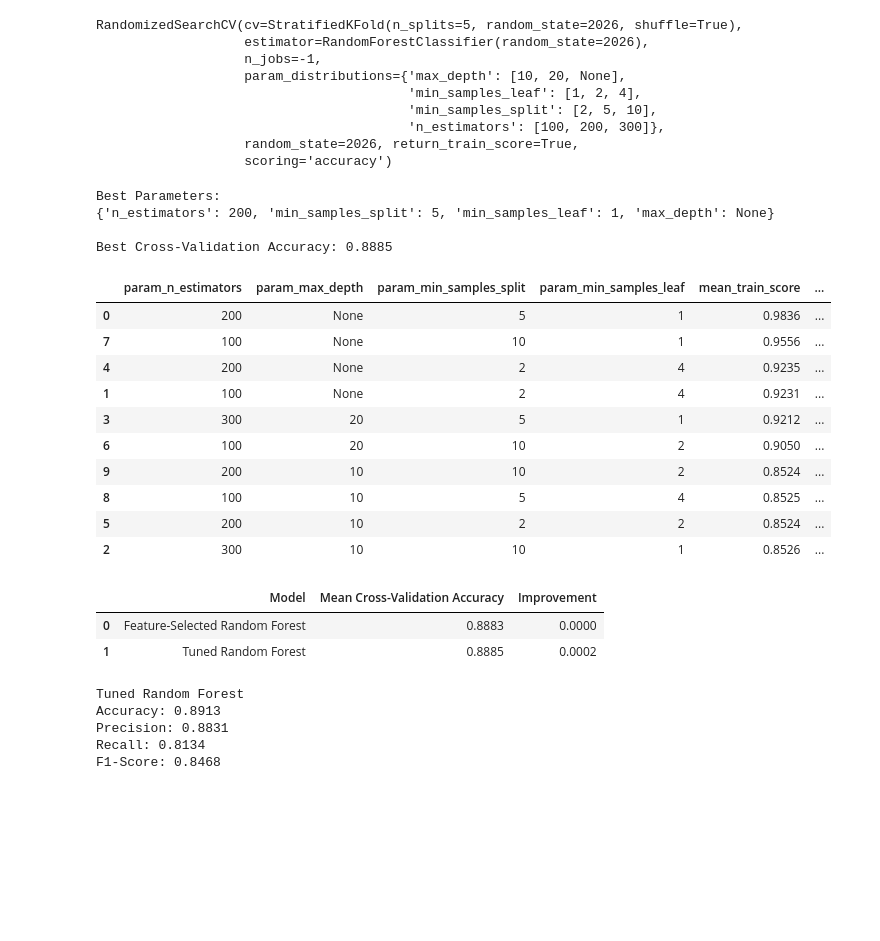
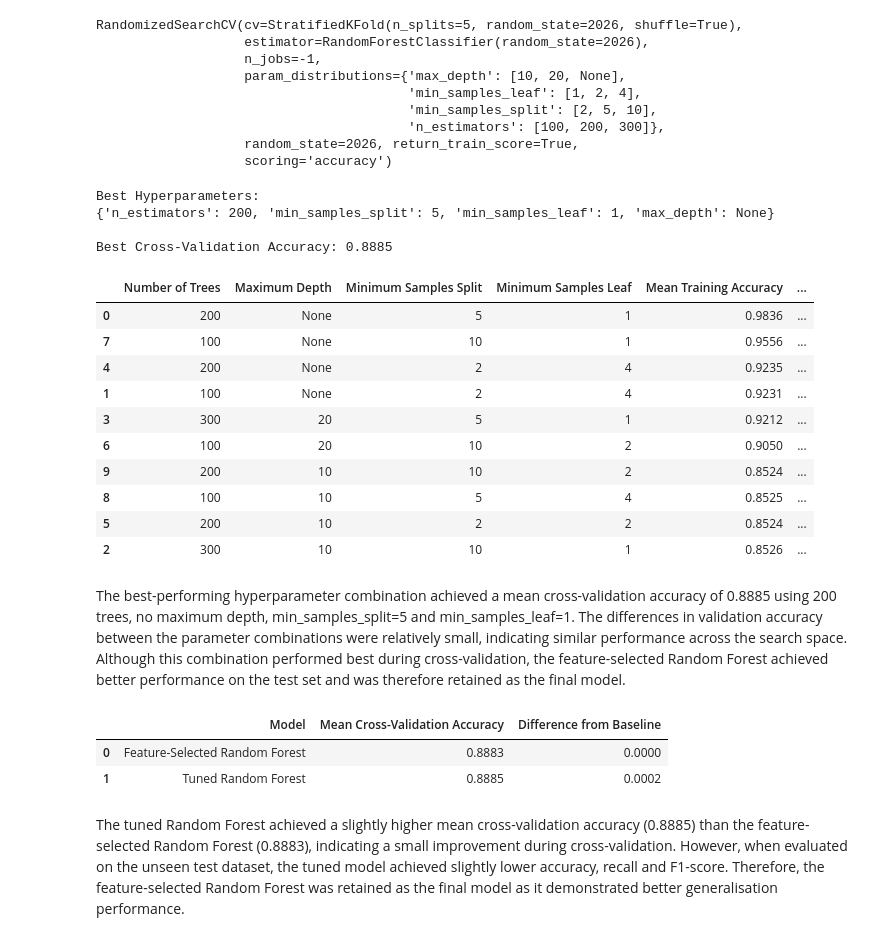
Before and after one commit to yixqinggg/mldp_hotel_booking_prediction, a Jupyter notebook: hotel_booking_cancellation_prediction.ipynb, the cells around one changed output. Drawn from its saved outputs; the diff is of its cells as text; code cells hidden in the pictures; blank space fills up the shorter version.

Commit message:
Select final Random Forest model after tuning comparison

```diff
--- a/hotel_booking_cancellation_prediction.ipynb
+++ b/hotel_booking_cancellation_prediction.ipynb
@@ -1235,44 +1241,58 @@ RandomizedSearchCV(cv=StratifiedKFold(n_splits=5, random_state=2026, shuffle=Tru
                    random_state=2026, return_train_score=True,
                    scoring='accuracy')
 # %%
-# display the best hyperparameters
-print("Best Parameters:")
+# display best hyperparameter combination
+print("Best Hyperparameters:")
 print(random_search.best_params_)
 
-# display the best cross-validation accuracy
+# display the best mean validation accuracy
 print(
     "\nBest Cross-Validation Accuracy:",
     round(random_search.best_score_, 4)
 )
 # %% [output]
-Best Parameters:
+Best Hyperparameters:
 {'n_estimators': 200, 'min_samples_split': 5, 'min_samples_leaf': 1, 'max_depth': None}
 
 Best Cross-Validation Accuracy: 0.8885
 # %%
-# store all tuning results in a DataFrame
+# convert all RandomizedSearchCV results into a dataframe
 tuning_results = pd.DataFrame(
     random_search.cv_results_
 )
 
-# select the relevant columns
+# columns that are useful for comparison
 tuning_log = tuning_results[[
     "param_n_estimators",
     "param_max_depth",
     "param_min_samples_split",
     "param_min_samples_leaf",
     "mean_train_score",
     "mean_test_score",
     "std_test_score",
     "rank_test_score"
-]].sort_values(
+]].copy()
+
+# arrange combinations from best to worst
+tuning_log = tuning_log.sort_values(
     by="rank_test_score"
 )
 
-# display the parameter combinations tested
+# rename logs
+tuning_log.columns = [
+    "Number of Trees",
+    "Maximum Depth",
+    "Minimum Samples Split",
+    "Minimum Samples Leaf",
+    "Mean Training Accuracy",
+    "Mean Validation Accuracy",
+    "Validation Standard Deviation",
+    "Validation Rank"
+]
+
 tuning_log.round(4)
 # %% [output]
-|  | param_n_estimators | param_max_depth | param_min_samples_split | param_min_samples_leaf | mean_train_score | ... |
+|  | Number of Trees | Maximum Depth | Minimum Samples Split | Minimum Samples Leaf | Mean Training Accuracy | ... |
 | 0 | 200 | None | 5 | 1 | 0.9836 | ... |
 | 7 | 100 | None | 10 | 1 | 0.9556 | ... |
 | 4 | 200 | None | 2 | 4 | 0.9235 | ... |
@@ -1283,8 +1303,10 @@ tuning_log.round(4)
 | 8 | 100 | 10 | 5 | 4 | 0.8525 | ... |
 | 5 | 200 | 10 | 2 | 2 | 0.8524 | ... |
 | 2 | 300 | 10 | 10 | 1 | 0.8526 | ... |
+# %% [markdown]
+The best-performing hyperparameter combination achieved a mean cross-validation accuracy of 0.8885 using 200 trees, no maximum depth, min_samples_split=5 and min_samples_leaf=1. The differences in validation accuracy between the parameter combinations were relatively small, indicating similar performance across the search space. Although this combination performed best during cross-validation, the feature-selected Random Forest achieved better performance on the test set and was therefore retained as the final model.
 # %%
-# compare cross-validation performance
+# compare cross-validation performance before and after tuning
 cv_comparison = pd.DataFrame({
     "Model": [
         "Feature-Selected Random Forest",
@@ -1296,14 +1318,17 @@ cv_comparison = pd.DataFrame({
     ]
 })
 
-cv_comparison["Improvement"] = (
+# calculate the difference from the baseline model
+cv_comparison["Difference from Baseline"] = (
     cv_comparison["Mean Cross-Validation Accuracy"]
     - baseline_cv_accuracy
 )
 
 cv_comparison.round(4)
 # %% [output]
-|  | Model | Mean Cross-Validation Accuracy | Improvement |
+|  | Model | Mean Cross-Validation Accuracy | Difference from Baseline |
 | 0 | Feature-Selected Random Forest | 0.8883 | 0.0000 |
 | 1 | Tuned Random Forest | 0.8885 | 0.0002 |
+# %% [markdown]
+The tuned Random Forest achieved a slightly higher mean cross-validation accuracy (0.8885) than the feature-selected Random Forest (0.8883), indicating a small improvement during cross-validation. However, when evaluated on the unseen test dataset, the tuned model achieved slightly lower accuracy, recall and F1-score. Therefore, the feature-selected Random Forest was retained as the final model as it demonstrated better generalisation performance.
 # %%
@@ -1315,40 +1340,27 @@ best_rf_pred = best_rf.predict(
     X_test_selected
 )
 # %%
-# calculate evaluation metrics
-best_rf_accuracy = accuracy_score(
+# evaluate the feature-selected Random Forest on the test set
+rf_selected_accuracy = accuracy_score(
     y_test,
-    best_rf_pred
+    rf_selected_pred
 )
 
-best_rf_precision = precision_score(
+rf_selected_precision = precision_score(
     y_test,
-    best_rf_pred,
+    rf_selected_pred,
     zero_division=0
 )
 
-best_rf_recall = recall_score(
+rf_selected_recall = recall_score(
     y_test,
-    best_rf_pred,
+    rf_selected_pred,
     zero_division=0
 )
 
-best_rf_f1 = f1_score(
+rf_selected_f1 = f1_score(
     y_test,
-    best_rf_pred,
+    rf_selected_pred,
     zero_division=0
 )
-
-# display evaluation metrics
-print("Tuned Random Forest")
-print("Accuracy:", round(best_rf_accuracy, 4))
-print("Precision:", round(best_rf_precision, 4))
-print("Recall:", round(best_rf_recall, 4))
-print("F1-Score:", round(best_rf_f1, 4))
-# %% [output]
-Tuned Random Forest
-Accuracy: 0.8913
-Precision: 0.8831
-Recall: 0.8134
-F1-Score: 0.8468
 # %%
```
Also changed, not shown: parts of 14 cells of this notebook.
